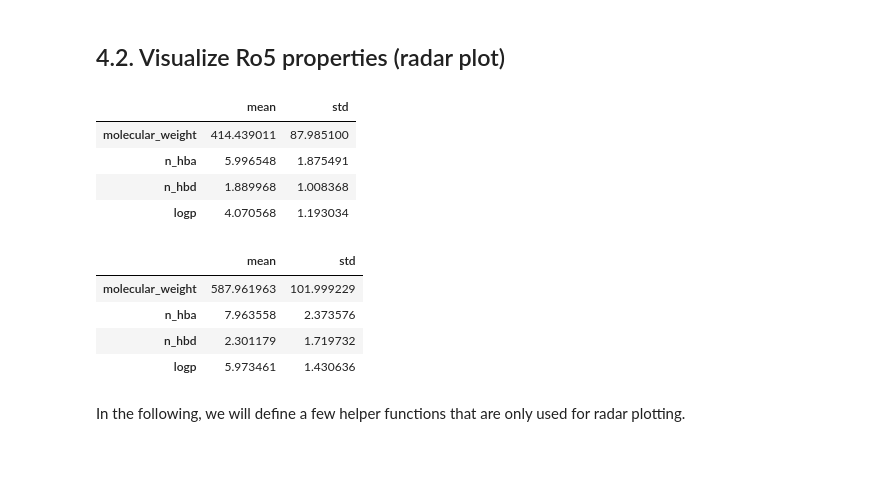
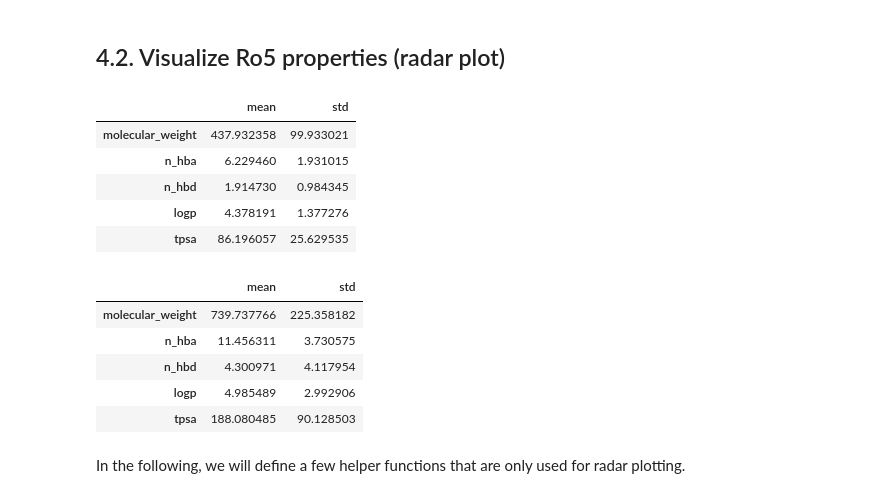
Before and after one commit to buchijw/Long_ML_Course, a Jupyter notebook: 5_Virtual_Screening_Filter.ipynb, the cells around one changed output. Saved outputs shown, nothing was run; the diff lists cells and outputs as text; code cells hidden in the pictures; blank space fills up the shorter version.

```diff
--- a/5_Virtual_Screening_Filter.ipynb
+++ b/5_Virtual_Screening_Filter.ipynb
@@ -255,11 +242,12 @@ def calculate_ro5_properties(smiles, fullfill = 3):
     n_hba = Descriptors.NumHAcceptors(molecule)
     n_hbd = Descriptors.NumHDonors(molecule)
     logp = Descriptors.MolLogP(molecule)
+    tpsa = Descriptors.TPSA(molecule)
     # Check if Ro5 conditions fulfilled
-    conditions = [molecular_weight <= 500, n_hba <= 10, n_hbd <= 5, logp <= 5]
+    conditions = [molecular_weight <= 500, n_hba <= 10, n_hbd <= 5, logp <= 5, tpsa <= 140]
     ro5_fulfilled = sum(conditions) >= fullfill
     # Return True if no more than one out of four conditions is violated
     return pd.Series(
-        [molecular_weight, n_hba, n_hbd, logp, ro5_fulfilled],
-        index=["molecular_weight", "n_hba", "n_hbd", "logp", "ro5_fulfilled"],
+        [molecular_weight, n_hba, n_hbd, logp, tpsa, ro5_fulfilled],
+        index=["molecular_weight", "n_hba", "n_hbd", "logp", "tpsa", "ro5_fulfilled"],
     )
@@ -365,27 +363,29 @@ def calculate_mean_std(dataframe):
     return stats
 # %%
 molecules_ro5_fulfilled_stats = calculate_mean_std(
-    molecules_ro5_fulfilled[["molecular_weight", "n_hba", "n_hbd", "logp"]]
+    molecules_ro5_fulfilled[["molecular_weight", "n_hba", "n_hbd", "logp", "tpsa"]]
 )
 molecules_ro5_fulfilled_stats
 # NBVAL_CHECK_OUTPUT
 # %% [output]
 |  | mean | std |
-| molecular_weight | 414.439011 | 87.985100 |
-| n_hba | 5.996548 | 1.875491 |
-| n_hbd | 1.889968 | 1.008368 |
-| logp | 4.070568 | 1.193034 |
+| molecular_weight | 437.932358 | 99.933021 |
+| n_hba | 6.229460 | 1.931015 |
+| n_hbd | 1.914730 | 0.984345 |
+| logp | 4.378191 | 1.377276 |
+| tpsa | 86.196057 | 25.629535 |
 # %%
 molecules_ro5_violated_stats = calculate_mean_std(
-    molecules_ro5_violated[["molecular_weight", "n_hba", "n_hbd", "logp"]]
+    molecules_ro5_violated[["molecular_weight", "n_hba", "n_hbd", "logp", "tpsa"]]
 )
 molecules_ro5_violated_stats
 # %% [output]
 |  | mean | std |
-| molecular_weight | 587.961963 | 101.999229 |
-| n_hba | 7.963558 | 2.373576 |
-| n_hbd | 2.301179 | 1.719732 |
-| logp | 5.973461 | 1.430636 |
+| molecular_weight | 739.737766 | 225.358182 |
+| n_hba | 11.456311 | 3.730575 |
+| n_hbd | 4.300971 | 4.117954 |
+| logp | 4.985489 | 2.992906 |
+| tpsa | 188.080485 | 90.128503 |
 # %% [markdown]
 In the following, we will define a few helper functions that are only used for radar plotting.
 # %% [markdown]
```
Also changed, not shown: parts of 18 cells of this notebook, 1 other file.
